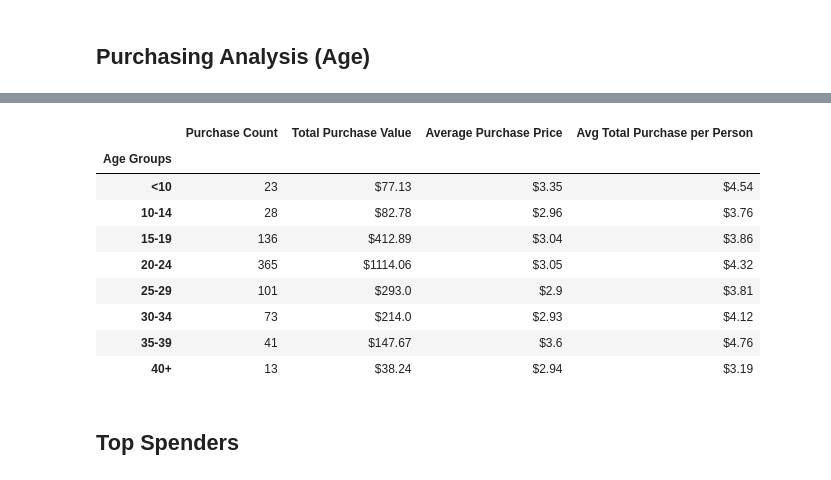
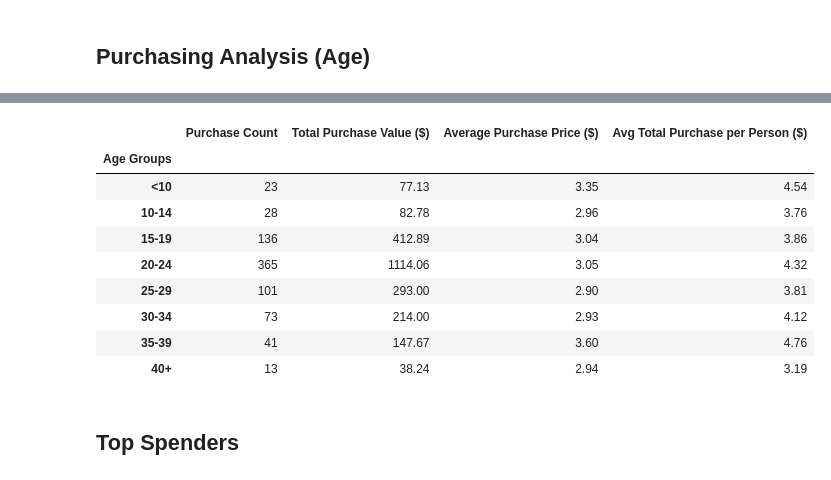
Before and after one commit to bendgame/BootCamp_hw4, a Jupyter notebook: Eric_Kleppen_hw4_Heroes_of_pymoli.ipynb, the cells around one changed output, grey strips where cells are left out. Saved outputs shown, nothing was run; the diff lists cells and outputs as text; code cells hidden in the pictures.

Commit message:
Final version
added comments and fixed formatting for github visuals. Added analysis comments

```diff
--- a/Eric_Kleppen_hw4_Heroes_of_pymoli.ipynb
+++ b/Eric_Kleppen_hw4_Heroes_of_pymoli.ipynb
@@ -11,11 +17,13 @@
 # Dependencies and Setup
 import pandas as pd
 import numpy as np
+
+#ignore the red warnings
 import warnings
 warnings.filterwarnings('ignore')
 
 # File to Load (Remember to Change These)
-file_to_load = r"C:\Users\bendgame\Desktop\MINSTPDATA\MINSTP201902DATA4-master\Homework\04 - Pandas\HeroesOfPymoli\Resources/purchase_data.csv"
+file_to_load = "../Resources/purchase_data.csv"
 
 # Read Purchasing File and store into Pandas data frame
 df_pd = pd.read_csv(file_to_load)
@@ -179,47 +193,54 @@ age_group
 # %%
 #create age groups and bin the data to summarize purchases by age groups
 
+
 bins2 = [0, 9, 14, 19, 24, 29, 34, 39, 200]
-
 age_groups2 = ["<10", "10-14", "15-19", "20-24", "25-29", "30-34", "35-39", "40+"]
 
+#create a dataframe that includes duplicates to analyze the purchase data
 ages_prchs = pd.DataFrame(df_pd[["SN","Age", "Price"]])
-ages_prchs.head()
 
+#cut the data to into the age groups
 ages_prchs["Age Groups"] = pd.cut(ages_prchs["Age"], bins2, labels = age_groups2)
 
+#count the data for purchase counts
 ages_prchs_g = ages_prchs.groupby(["Age Groups"]).count()
 ages_prchs_g = ages_prchs_g.rename(columns = {"Age":"Purchase Count"})
 
-ages_prchs_p = round(ages_prchs.groupby(["Age Groups"]).sum(),4)
-ages_prchs_p = ages_prchs_p.rename(columns = {"Price":"Total Purchase Value"})
+#sum the data for total purchase value
+ages_prchs_s = round(ages_prchs.groupby(["Age Groups"]).sum(), 2)
+ages_prchs_s = ages_prchs_s.rename(columns = {"Price":"Total Purchase Value ($)"})
 
-ages_prchs_m = round(ages_prchs.groupby(["Age Groups"]).mean(),3)
-ages_prchs_m = ages_prchs_m.rename(columns = {"Price":"Average Purchase Price"})
+#calculate the mean to get the average purchase price
+ages_prchs_m = round(ages_prchs.groupby(["Age Groups"]).mean(), 2)
+ages_prchs_m = ages_prchs_m.rename(columns = {"Price":"Average Purchase Price ($)"})
 
-merge1_ap = ages_prchs_g.merge(ages_prchs_p, how = "inner", on = "Age Groups")
+#Merge the datasets together
+merge1_ap = ages_prchs_g.merge(ages_prchs_s, how = "inner", on = "Age Groups")
 merge2_ap = merge1_ap.merge(ages_prchs_m, how = "inner", on = "Age Groups")
 
+#select the column for the summary dataframe
+age_prchs_sum = merge2_ap[["Purchase Count", "Total Purchase Value ($)", "Average Purchase Price ($)"]]
 
-age_prchs_sum = merge2_ap[["Purchase Count", "Total Purchase Value", "Average Purchase Price"]]
+#add the last column for caluclating avg total purchase per person
+age_prchs_sum["Avg Total Purchase per Person ($)"] = round(age_prchs_sum["Total Purchase Value ($)"] / age_group["Total Count"], 2)
 
-age_prchs_sum["Avg Total Purchase per Person"] = round(age_prchs_sum["Total Purchase Value"] / age_group["Total Count"],3)
-
-age_prchs_sum["Total Purchase Value"] = age_prchs_sum["Total Purchase Value"].map("${:}".format)
-age_prchs_sum["Avg Total Purchase per Person"] = age_prchs_sum["Avg Total Purchase per Person"].map("${:.3}".format)
-age_prchs_sum["Average Purchase Price"] = age_prchs_sum["Average Purchase Price"].map("${:.3}".format)
+#format the data with dollar signs
+# age_prchs_sum["Total Purchase Value"] = age_prchs_sum["Total Purchase Value"].map("${:}".format)
+# age_prchs_sum["Avg Total Purchase per Person"] = age_prchs_sum["Avg Total Purchase per Person"].map("${:.3}".format)
+# age_prchs_sum["Average Purchase Price"] = age_prchs_sum["Average Purchase Price"].map("${:.3}".format)
 
 age_prchs_sum
 # %% [output]
-|  | Purchase Count | Total Purchase Value | Average Purchase Price | Avg Total Purchase per Person |
+|  | Purchase Count | Total Purchase Value ($) | Average Purchase Price ($) | Avg Total Purchase per Person ($) |
 | Age Groups |  |  |  |  |
-| <10 | 23 | $77.13 | $3.35 | $4.54 |
-| 10-14 | 28 | $82.78 | $2.96 | $3.76 |
-| 15-19 | 136 | $412.89 | $3.04 | $3.86 |
-| 20-24 | 365 | $1114.06 | $3.05 | $4.32 |
-| 25-29 | 101 | $293.0 | $2.9 | $3.81 |
-| 30-34 | 73 | $214.0 | $2.93 | $4.12 |
-| 35-39 | 41 | $147.67 | $3.6 | $4.76 |
-| 40+ | 13 | $38.24 | $2.94 | $3.19 |
+| <10 | 23 | 77.13 | 3.35 | 4.54 |
+| 10-14 | 28 | 82.78 | 2.96 | 3.76 |
+| 15-19 | 136 | 412.89 | 3.04 | 3.86 |
+| 20-24 | 365 | 1114.06 | 3.05 | 4.32 |
+| 25-29 | 101 | 293.00 | 2.90 | 3.81 |
+| 30-34 | 73 | 214.00 | 2.93 | 4.12 |
+| 35-39 | 41 | 147.67 | 3.60 | 4.76 |
+| 40+ | 13 | 38.24 | 2.94 | 3.19 |
 # %% [markdown]
 ## Top Spenders
```
Also changed, not shown: parts of 23 cells of this notebook.
